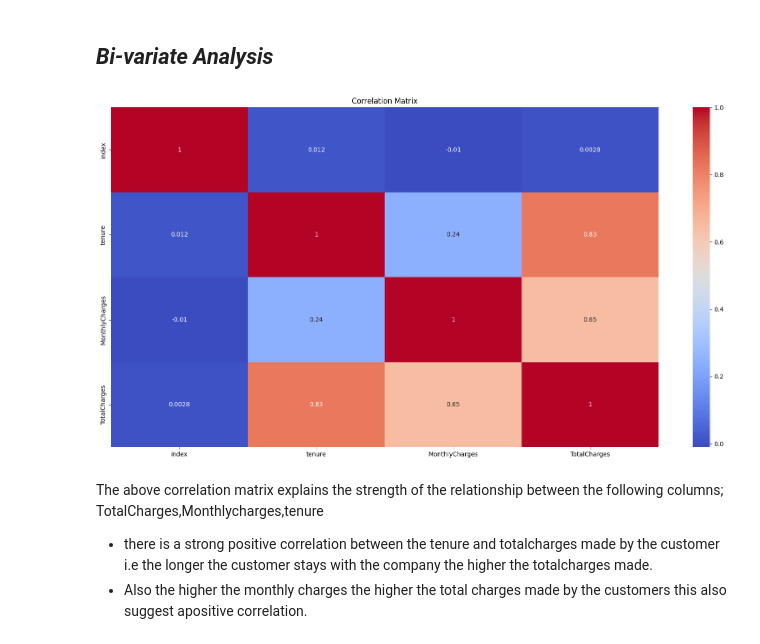
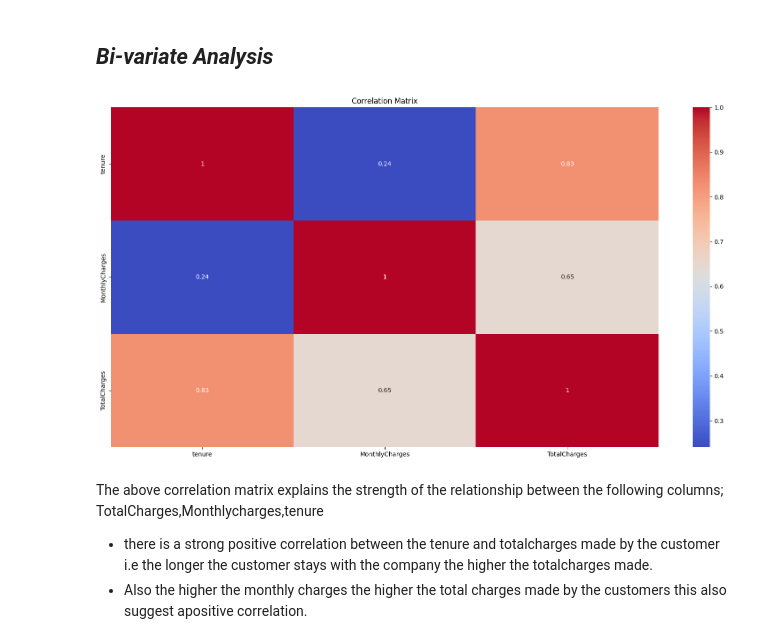
Before and after one commit to zeemanzak/CUSTOMER-CHUN-PREDICTION-AT-VODAFONE-CORPORATION, a Jupyter notebook: notebook/main.ipynb, the cells around one changed output. Drawn from its saved outputs; the diff is of its cells as text; code cells hidden in the pictures.

```diff
--- a/notebook/main.ipynb
+++ b/notebook/main.ipynb
@@ -546,15 +561,20 @@ This is a significant minority, showing that a considerable number of customers
 # %% [markdown]
 ## *Bi-variate Analysis*
 # %%
+# drop index
+#main_df.reset_index(drop=True)
 # check for the relationship between each pair of varibales using correlation matrix
 numeric_df = main_df.select_dtypes(include=[np.number])
+# drop index column
+numeric_df = numeric_df.drop(columns=['index'])
+
 corr_matrix = numeric_df.corr()
 plt.figure(figsize=(20,10))
 sns.heatmap(corr_matrix, annot=True, cmap='coolwarm')
 plt.title('Correlation Matrix')
 plt.show()
 # %% [output]
-[figure, old version]
+[figure, new version]
 # %% [markdown]
 The above correlation matrix explains the strength of the relationship between the following columns;
 TotalCharges,Monthlycharges,tenure
```
Also changed, not shown: parts of 29 cells of this notebook.
